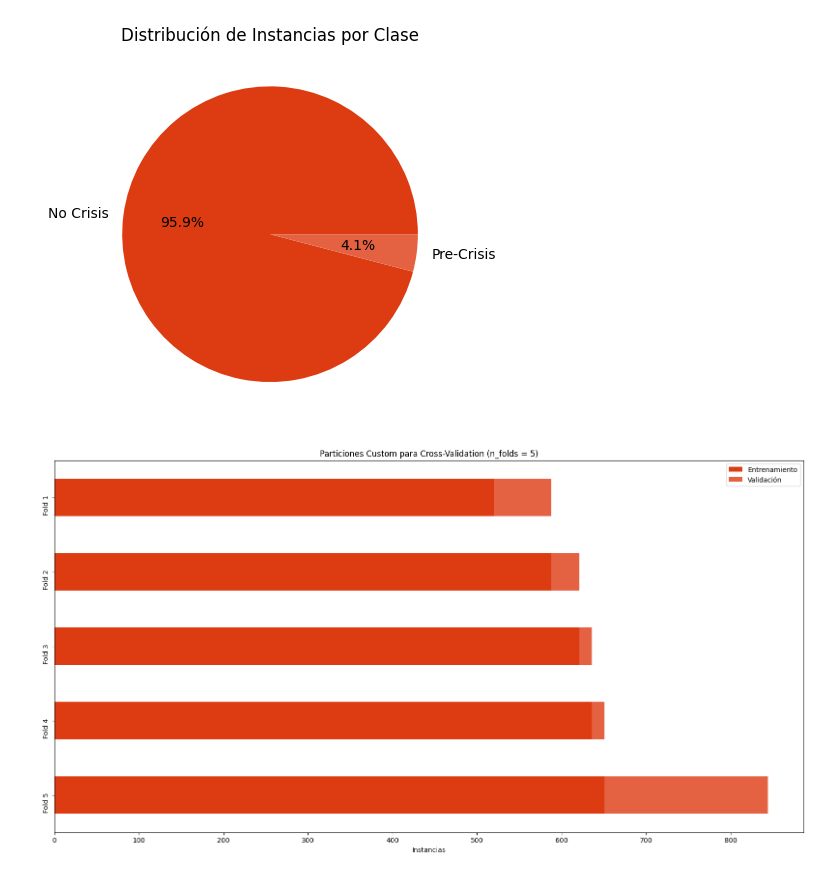
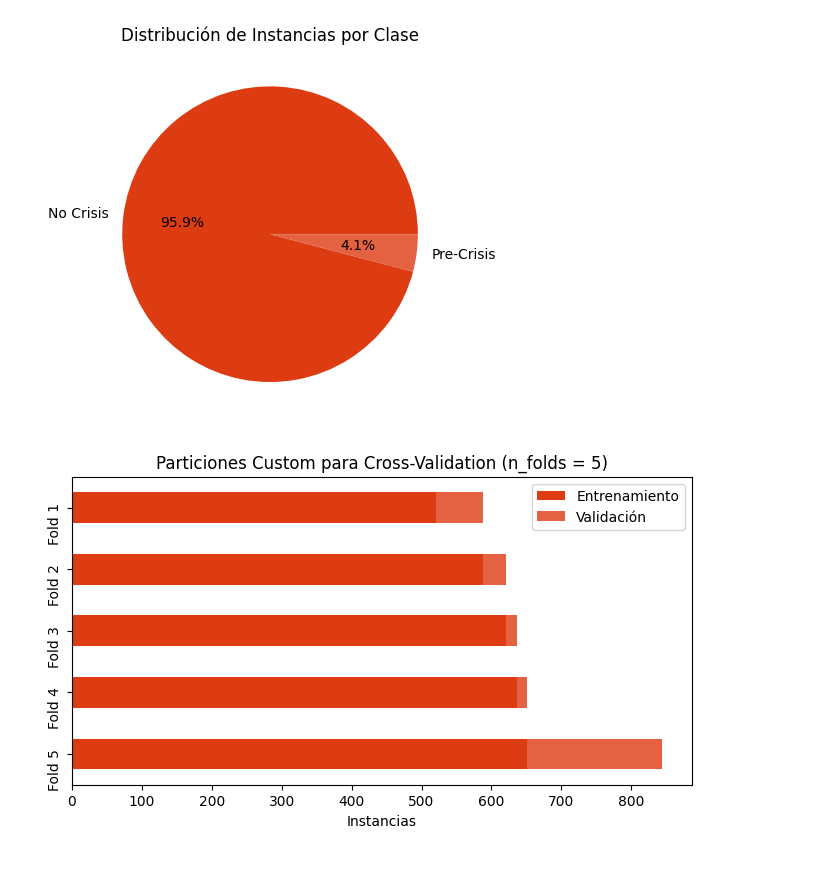
Before and after one commit to DavidG28/TFM_VIU_MIAR, a Jupyter notebook: notebooks/99_Graficas_Memoria.ipynb, the cells around one changed output. Cells and saved outputs as stored; diff of their text form; code cells hidden in the pictures.

```diff
--- a/notebooks/99_Graficas_Memoria.ipynb
+++ b/notebooks/99_Graficas_Memoria.ipynb
@@ -150,9 +150,10 @@ plt.show()
 # %%
 data6 = pd.DataFrame({'Entrenamiento' : [651, 636, 621, 588, 520], 'Validación' : [193, 15, 15, 33, 68]}, index = ['Fold 5', 'Fold 4', 'Fold 3', 'Fold 2', 'Fold 1'])
 data6.plot(y=['Entrenamiento', 'Validación'],
-             kind="barh", stacked=True, rot=90, figsize=(20,10), xlabel='Instancias', title='Particiones Custom para Cross-Validation (n_folds = 5)',
+             kind="barh", stacked=True, rot=90, figsize=(8,4), xlabel='Instancias', title='Particiones Custom para Cross-Validation (n_folds = 5)',
              color=viu_colors)
 plt.legend(['Entrenamiento', 'Validación'])
+plt.savefig('../app/imagenes/folds.png', bbox_inches='tight')
 plt.show()
 # %% [output]
-[figure, old version]
+[figure, new version]
```
Also changed, not shown: parts of 1 cell of this notebook, 3 other files.
